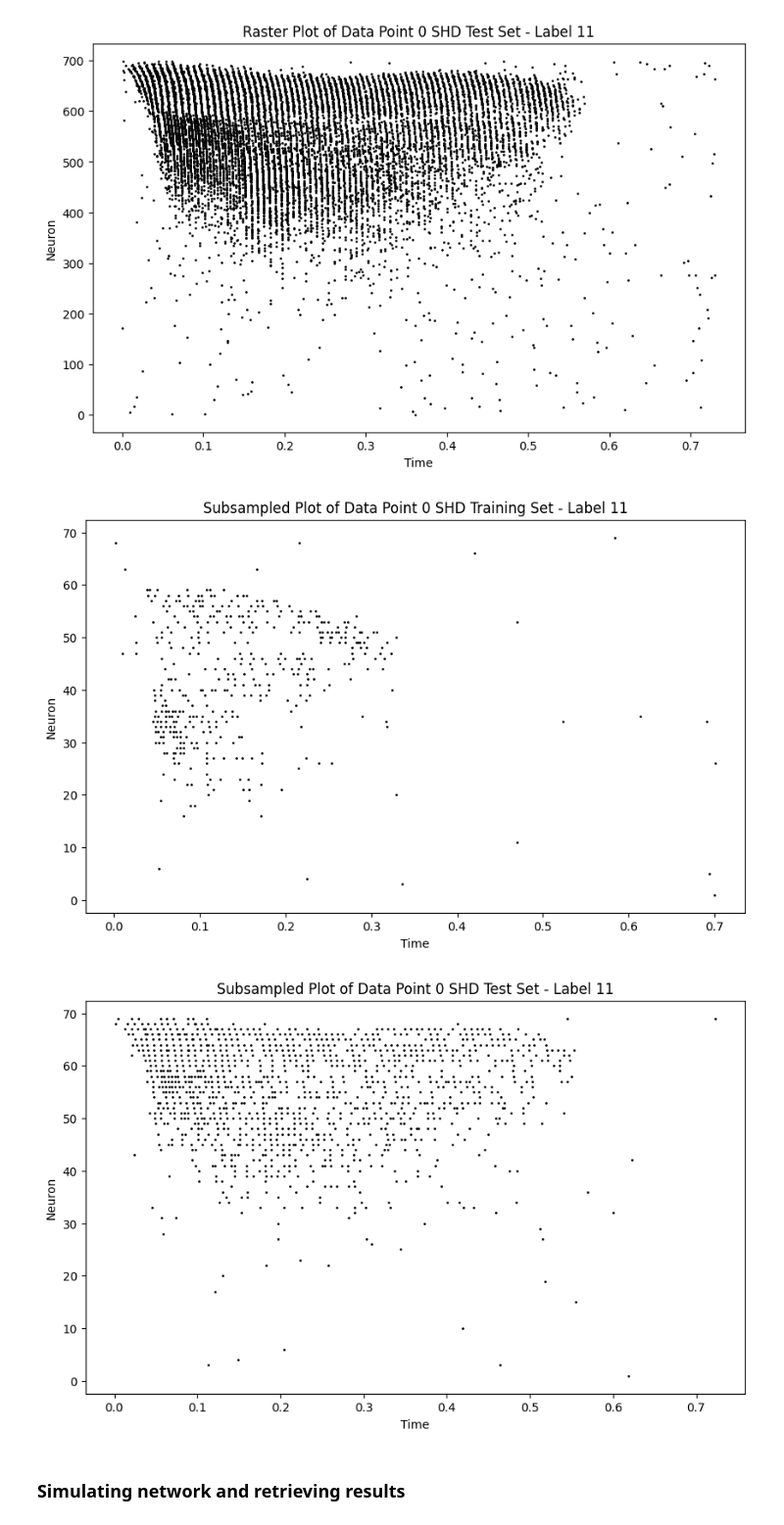
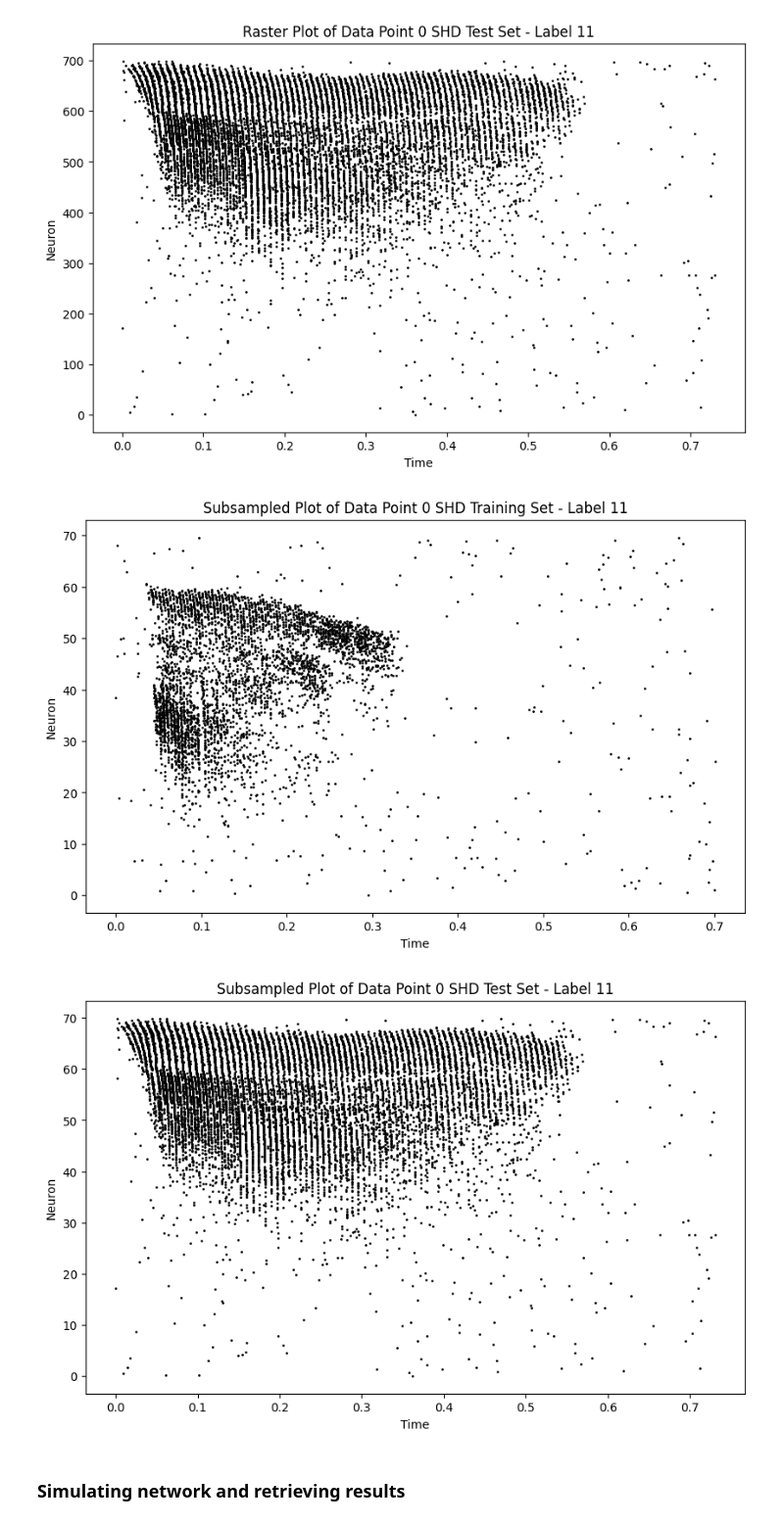
Before and after one commit to Eric-OG/snnblaze, a Jupyter notebook: examples/3-liquid-state-machine.ipynb, the cells around one changed output. Shown: that part at 98% size. Saved outputs shown, nothing was run; the diff lists cells and outputs as text; code cells hidden in the pictures.

```diff
--- a/examples/3-liquid-state-machine.ipynb
+++ b/examples/3-liquid-state-machine.ipynb
@@ -35,9 +35,9 @@ refractory = 2e-3   # refractory period [s]
 neuron = pb.LIFNeuron(tau_m=tau_m, C_m=C_m, v_rest=v_rest, v_reset=v_reset, v_thresh=v_thresh, refractory=refractory)
 # %%
 # Network parameters
-weight_range_exc = (2.0e-3*C_m, 7.0e-3*C_m)
+weight_range_exc = (2.0e-3*C_m, 6.0e-3*C_m)
 weight_range_inh = (-12.0e-3*C_m, -4.0e-3*C_m)
-network_shape = (8, 10, 10)  # 3D lattice dimensions (x, y, z)
+network_shape = (10, 10, 10)  # 3D lattice dimensions (x, y, z)
 num_neurons = network_shape[0] * network_shape[1] * network_shape[2]
 num_inhibitory = int(0.2 * num_neurons)
 delay_scale_factor = 5.0e-3  # scale factor for delays
@@ -239,22 +239,30 @@ plot_raster(test_spike_events[sample], title=f'Raster Plot of Data Point {sample
 # %%
 subsampling = 10
 
 def subsample_spikes(spike_events_set, subsampling):
     subs_spike_events_set = []
     for spike_events in spike_events_set:
         subsampled_events = spike_events[spike_events[:,1] % subsampling == 0]
         subsampled_events[:, 1] = subsampled_events[:, 1]/subsampling
         subs_spike_events_set.append(subsampled_events)
     return subs_spike_events_set
 
+def subsample_spikes(spike_events_set, subsampling):
+    subs_spike_events_set = []
+    for spike_events in spike_events_set:
+        subsampled_events = spike_events
+        subsampled_events[:, 1] = subsampled_events[:, 1]/subsampling
+        subs_spike_events_set.append(subsampled_events)
+    return subs_spike_events_set
+
 train_spike_events = subsample_spikes(train_spike_events, subsampling)
 test_spike_events = subsample_spikes(test_spike_events, subsampling)
 
 plot_raster(train_spike_events[sample], title=f'Subsampled Plot of Data Point {sample} SHD Training Set - Label {train_labels[sample]}')
 plot_raster(test_spike_events[sample], title=f'Subsampled Plot of Data Point {sample} SHD Test Set - Label {train_labels[sample]}')
 # %% [output]
-[figure, old version]
+[figure, new version]
-[figure, old version]
+[figure, new version]
 # %% [markdown]
 ### Simulating network and retrieving results
 # %%
```
Also changed, not shown: parts of 12 cells of this notebook.
